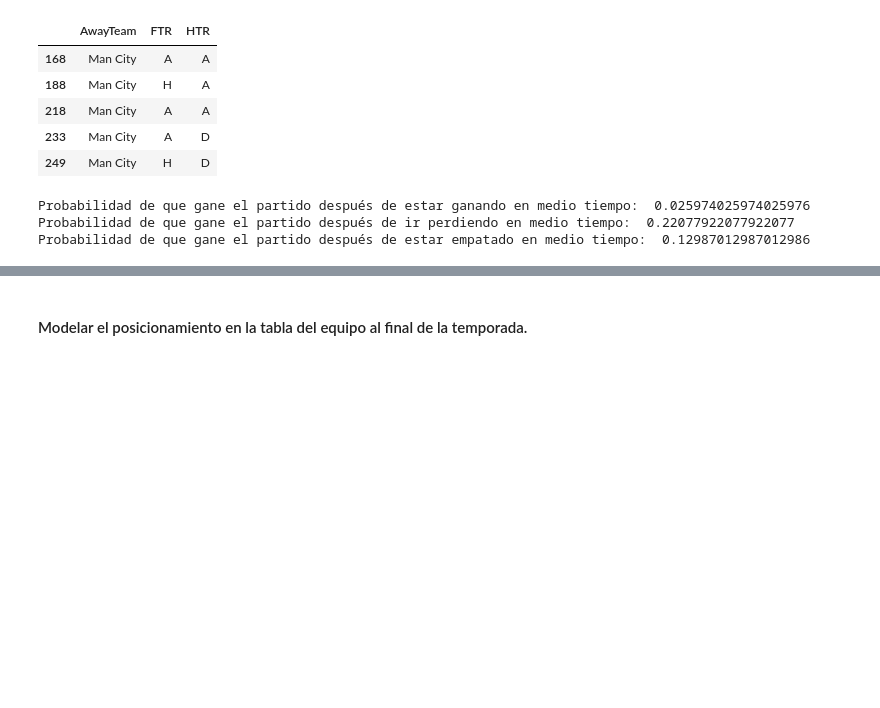
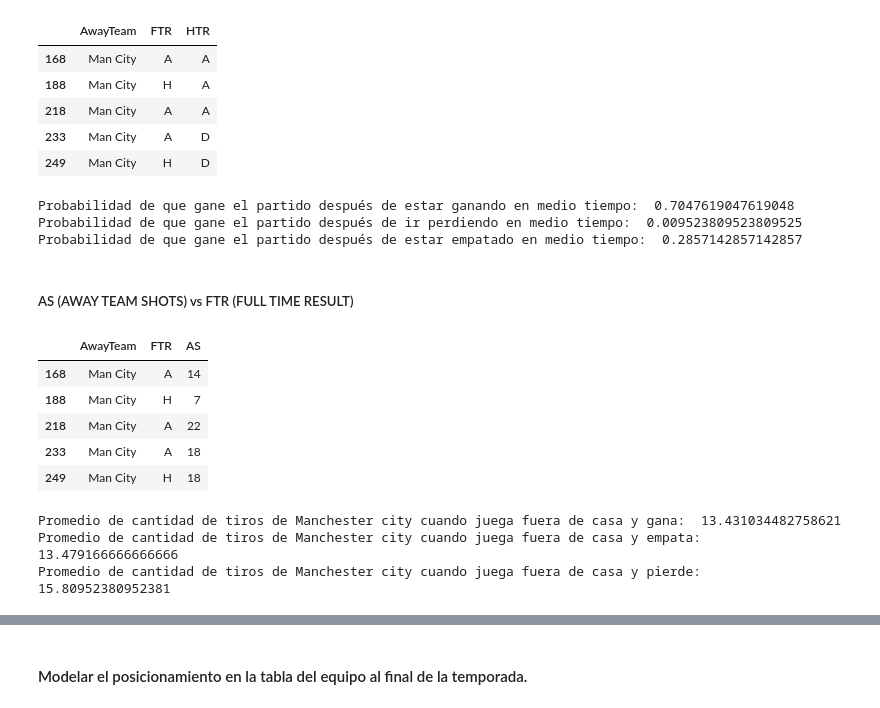
Before and after one commit to mariajosecanture/PROYECTO_SG_MJC, a Jupyter notebook: ProyectoModulo1_CantuM_GarciaS_GreenA.ipynb, the cells around one changed output, grey strips where cells are left out. Saved outputs shown, nothing was run; the diff lists cells and outputs as text; code cells hidden in the pictures; blank space fills up the shorter version.

```diff
--- a/ProyectoModulo1_CantuM_GarciaS_GreenA.ipynb
+++ b/ProyectoModulo1_CantuM_GarciaS_GreenA.ipynb
@@ -477,14 +557,14 @@ for i in range (len(dataaway_ftr_htr)):
         AA+=1
     j+=1
 # %%
-prob_awayftr_homehtr=AH/datahome_h
-prob_awayftr_drawhtr=AD/datahome_h
-prob_awayftr_awayhtr=AA/datahome_h
+prob_awayftr_homehtr=AH/dataaway_a
+prob_awayftr_drawhtr=AD/dataaway_a
+prob_awayftr_awayhtr=AA/dataaway_a
 
 print("Probabilidad de que gane el partido después de estar ganando en medio tiempo: ",prob_awayftr_awayhtr)
 print("Probabilidad de que gane el partido después de ir perdiendo en medio tiempo: ",prob_awayftr_homehtr)
 print("Probabilidad de que gane el partido después de estar empatado en medio tiempo: ",prob_awayftr_drawhtr)
 # %% [output]
-Probabilidad de que gane el partido después de estar ganando en medio tiempo:  0.025974025974025976
-Probabilidad de que gane el partido después de ir perdiendo en medio tiempo:  0.22077922077922077
-Probabilidad de que gane el partido después de estar empatado en medio tiempo:  0.12987012987012986
+Probabilidad de que gane el partido después de estar ganando en medio tiempo:  0.7047619047619048
+Probabilidad de que gane el partido después de ir perdiendo en medio tiempo:  0.009523809523809525
+Probabilidad de que gane el partido después de estar empatado en medio tiempo:  0.2857142857142857
@@ -522,0 +571,12 @@ for i in range (len(datahome_ftr_htr)):
+# %% [markdown]
+##### AS (AWAY TEAM SHOTS) vs FTR (FULL TIME RESULT)
+# %%
+dataaway_ftr_as= dataaway[['AwayTeam','FTR','AS']]
+dataaway_ftr_as.tail()
+# %% [output]
+|  | AwayTeam | FTR | AS |
+| 168 | Man City | A | 14 |
+| 188 | Man City | H | 7 |
+| 218 | Man City | A | 22 |
+| 233 | Man City | A | 18 |
+| 249 | Man City | H | 18 |
@@ -522,0 +597,12 @@ for i in range (len(datahome_ftr_htr)):
+# %%
+shots_h=AS_H/dataaway_h
+shots_d=AS_D/dataaway_d
+shots_a=AS_A/dataaway_a
+
+print("Promedio de cantidad de tiros de Manchester city cuando juega fuera de casa y gana: ",shots_h)
+print("Promedio de cantidad de tiros de Manchester city cuando juega fuera de casa y empata: ",shots_d)
+print("Promedio de cantidad de tiros de Manchester city cuando juega fuera de casa y pierde: ",shots_a)
+# %% [output]
+Promedio de cantidad de tiros de Manchester city cuando juega fuera de casa y gana:  13.431034482758621
+Promedio de cantidad de tiros de Manchester city cuando juega fuera de casa y empata:  13.479166666666666
+Promedio de cantidad de tiros de Manchester city cuando juega fuera de casa y pierde:  15.80952380952381
```
Also changed, not shown: parts of 19 cells of this notebook.
